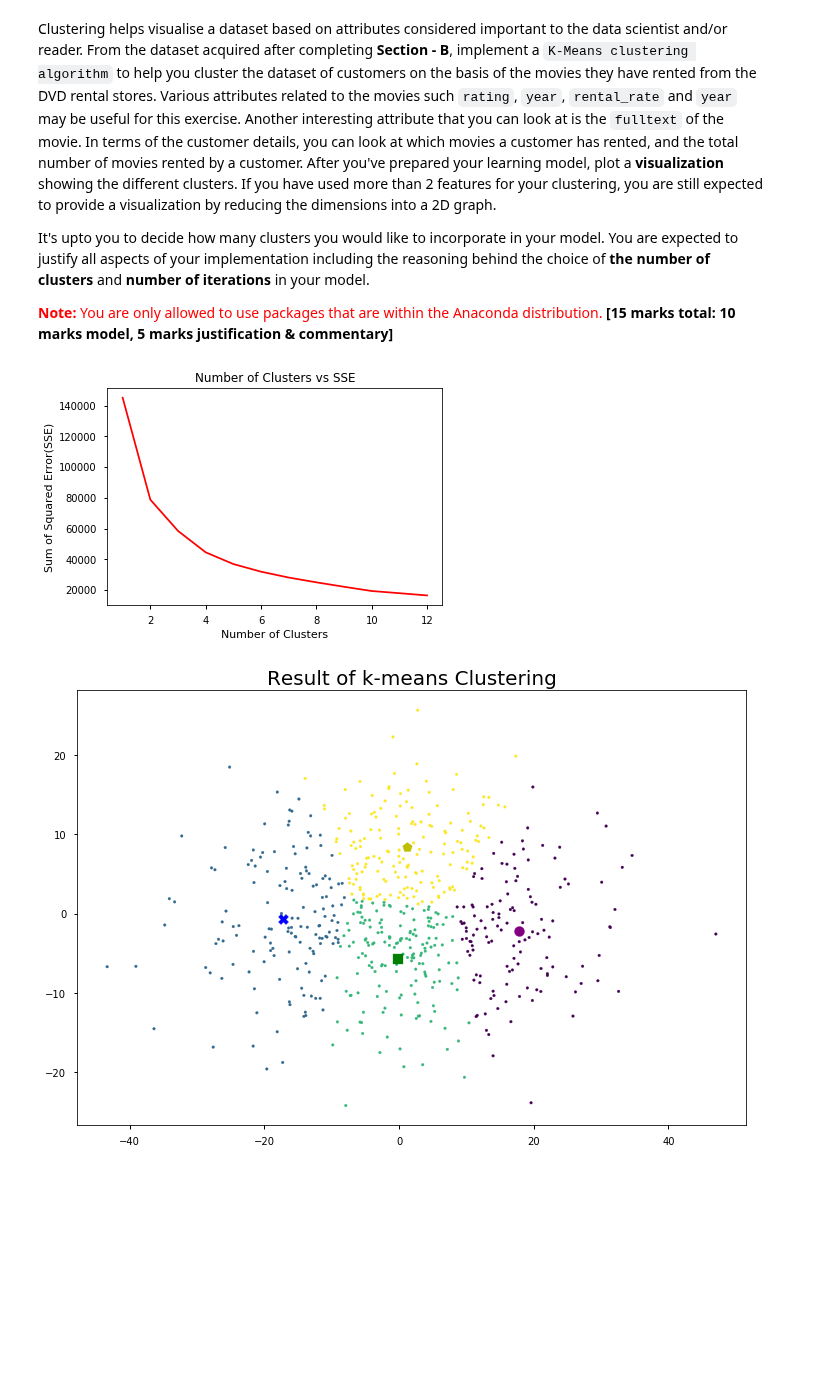
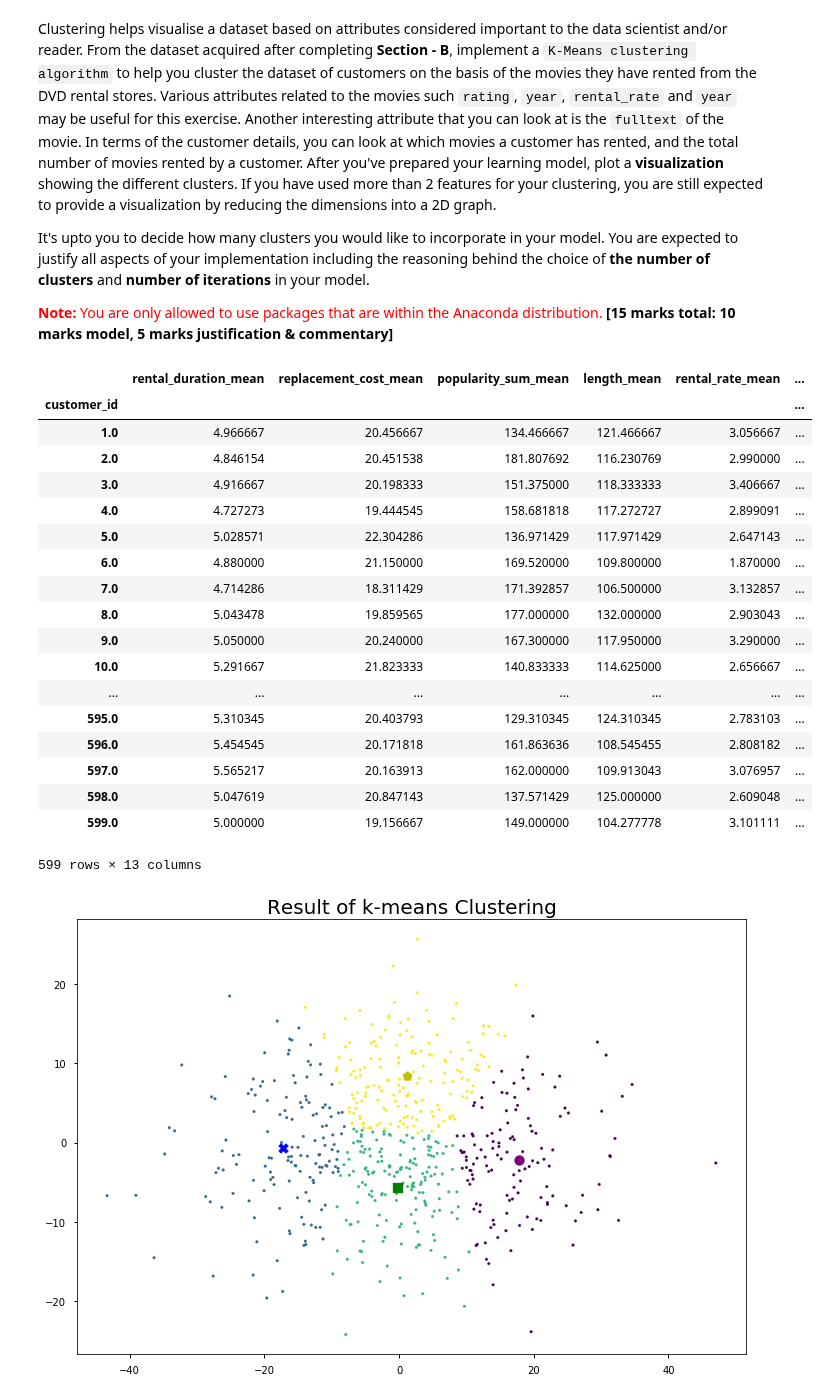
Before and after one commit to DannyFirmin/ML-KMeans-KNN-DecisionTrees, a Jupyter notebook: Assignment-2.ipynb, the cells around one changed output. Cells and saved outputs as stored; diff of their text form; code cells hidden in the pictures; blank space fills up the shorter version.

```diff
--- a/Assignment-2.ipynb
+++ b/Assignment-2.ipynb
@@ -438,47 +439,66 @@ df_X = df_clustering[["customer_id",'rental_duration', 'Deleted_Scenes',"amount"
 
 
 # Dropping data about customers who has'nt paid yet
 df_X = df_X.dropna(subset=['customer_id'])
 
 
 # converting the Columns to Numeric type
 df_X.rental_rate=df_X.rental_rate.astype(np.float64)
 df_X.replacement_cost=df_X.replacement_cost.astype(np.float64)
 
 
 # Finding means of some attribute based on some rational.
 feature_mean=["rental_duration","replacement_cost","popularity_sum","length","rental_rate","actor_count",'Deleted_Scenes',
        'Behind_the_Scenes', 'Trailers', 'Commentaries']
 dic={feature:"mean" for  feature in feature_mean}
 df_X_mean=df_X.groupby("customer_id").agg(dic)
 df_X_mean=df_X_mean.rename(columns={ x:str(x)+"_mean" for x in feature_mean})
 
 
 # Finding modes of some attribute based on some rational.
 feature_mode=["customer_id",'rating',"rental_rate","category_id"]
 df_X_mode=df_X[feature_mode].groupby("customer_id").agg(lambda x:x.value_counts().index[0])
 df_X_mode=df_X_mode.rename(columns={ x:str(x)+"_mode" for x in feature_mode})
 
 # Aggregating data.
 df_X=df_X_mean.join(df_X_mode,on="customer_id")
 df_X_clustering=df_X
 
-# Reducing dimensionality using PCA.
-pca.fit(df_X_clustering)
-transform = pca.transform(df_X_clustering)
+df_X
+# # Reducing dimensionality using PCA.
+# pca.fit(df_X_clustering)
+# transform = pca.transform(df_X_clustering)
 
-# Finding the optimal K value  for KMeans using elbow method.
-sse = []
-for i in range(1, 13):
-    KM = KMeans(n_clusters=i)
-    KM.fit(transform)
-    sse.append(KM.inertia_)
-plt.plot(range(1, 13), sse,c="r")
-plt.title("Number of Clusters vs SSE")
-plt.xlabel("Number of Clusters")
-plt.ylabel("Sum of Squared Error(SSE)")
-plt.show()
+# # Finding the optimal K value  for KMeans using elbow method.
+# sse = []
+# for i in range(1, 13):
+#     KM = KMeans(n_clusters=i)
+#     KM.fit(transform)
+#     sse.append(KM.inertia_)
+# plt.plot(range(1, 13), sse,c="r")
+# plt.title("Number of Clusters vs SSE")
+# plt.xlabel("Number of Clusters")
+# plt.ylabel("Sum of Squared Error(SSE)")
+# plt.show()
 # %% [output]
-[figure, removed]
+|  | rental_duration_mean | replacement_cost_mean | popularity_sum_mean | length_mean | rental_rate_mean | ... |
+| customer_id |  |  |  |  |  | ... |
+| 1.0 | 4.966667 | 20.456667 | 134.466667 | 121.466667 | 3.056667 | ... |
+| 2.0 | 4.846154 | 20.451538 | 181.807692 | 116.230769 | 2.990000 | ... |
+| 3.0 | 4.916667 | 20.198333 | 151.375000 | 118.333333 | 3.406667 | ... |
+| 4.0 | 4.727273 | 19.444545 | 158.681818 | 117.272727 | 2.899091 | ... |
+| 5.0 | 5.028571 | 22.304286 | 136.971429 | 117.971429 | 2.647143 | ... |
+| 6.0 | 4.880000 | 21.150000 | 169.520000 | 109.800000 | 1.870000 | ... |
+| 7.0 | 4.714286 | 18.311429 | 171.392857 | 106.500000 | 3.132857 | ... |
+| 8.0 | 5.043478 | 19.859565 | 177.000000 | 132.000000 | 2.903043 | ... |
+| 9.0 | 5.050000 | 20.240000 | 167.300000 | 117.950000 | 3.290000 | ... |
+| 10.0 | 5.291667 | 21.823333 | 140.833333 | 114.625000 | 2.656667 | ... |
+| ... | ... | ... | ... | ... | ... | ... |
+| 595.0 | 5.310345 | 20.403793 | 129.310345 | 124.310345 | 2.783103 | ... |
+| 596.0 | 5.454545 | 20.171818 | 161.863636 | 108.545455 | 2.808182 | ... |
+| 597.0 | 5.565217 | 20.163913 | 162.000000 | 109.913043 | 3.076957 | ... |
+| 598.0 | 5.047619 | 20.847143 | 137.571429 | 125.000000 | 2.609048 | ... |
+| 599.0 | 5.000000 | 19.156667 | 149.000000 | 104.277778 | 3.101111 | ... |
+599 rows × 13 columns
 # %%
 # As shown from above, the optimal value of K is 4.
```
Also changed, not shown: parts of 17 cells of this notebook.
